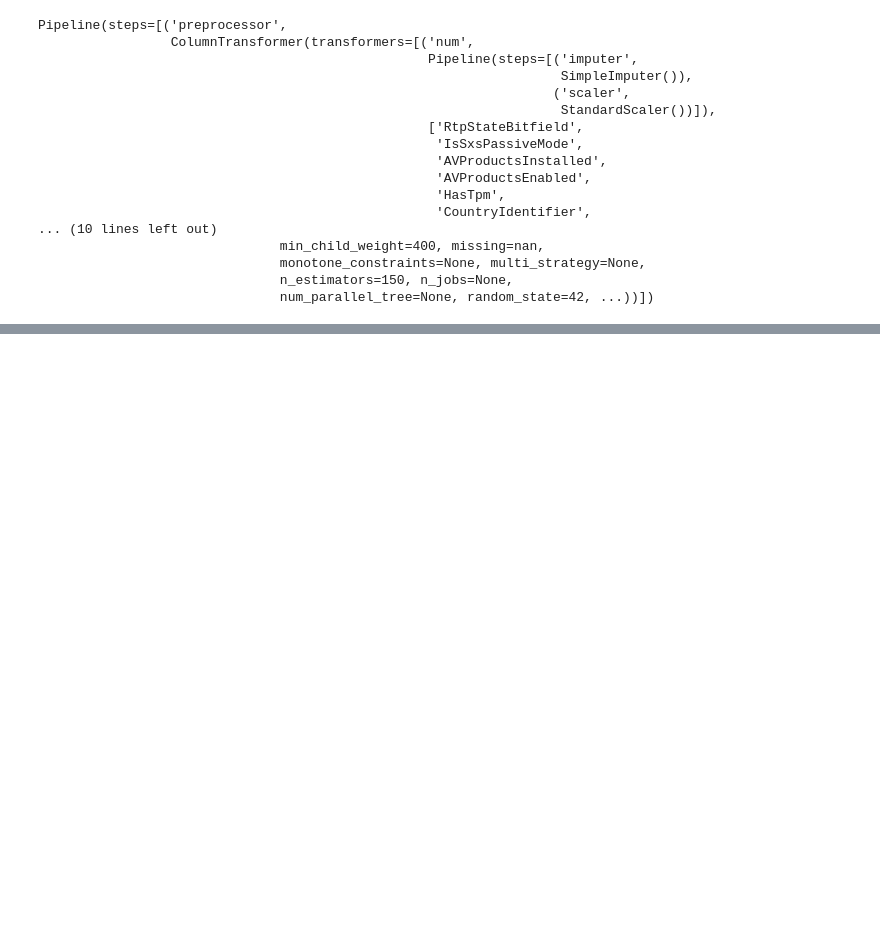
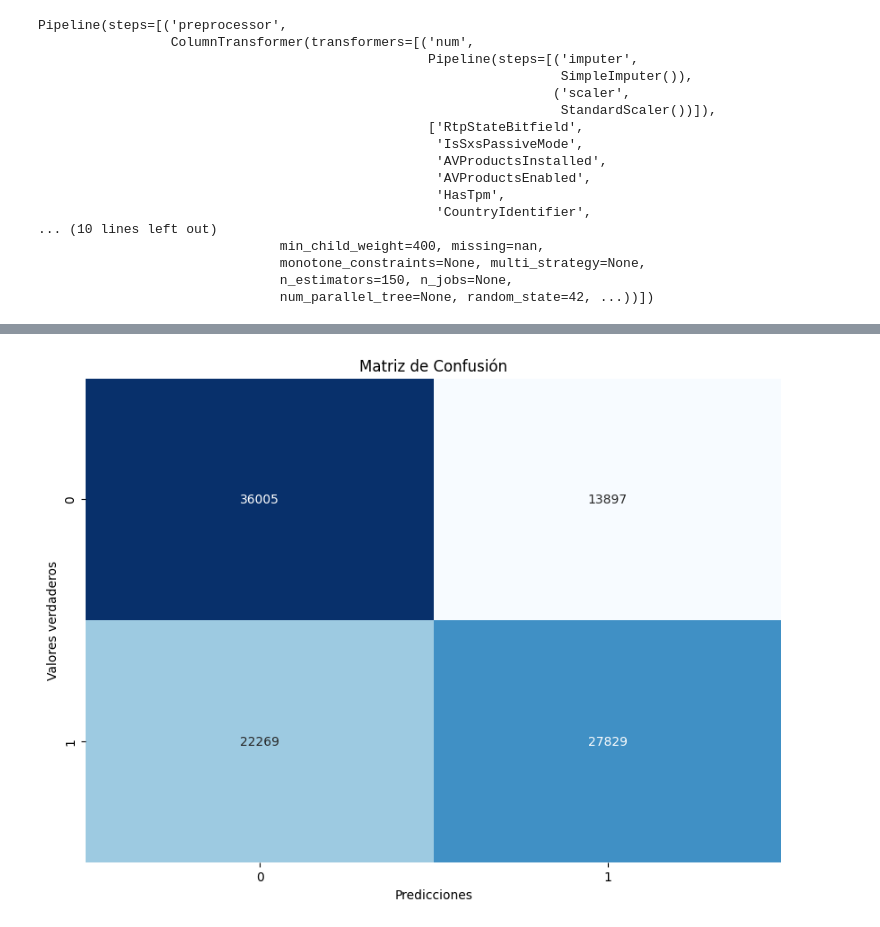
Before and after one commit to StefanyAp/EntregableMachineLearning, a Jupyter notebook: main.ipynb, the cells around one changed output, grey strips where cells are left out. Saved outputs shown, nothing was run; the diff lists cells and outputs as text; code cells hidden in the pictures; blank space fills up the shorter version.

Commit message:
Confusion Matrix Ok
I added the confusion matrix and correct some bugs in the code.

```diff
--- a/main.ipynb
+++ b/main.ipynb
@@ -1498,3 +1516,16 @@ print("Número de características utilizadas en el modelo:", sum(feature_import
+# %%
+# Generar la matriz de confusión
+conf_matrix = confusion_matrix(y_test, y_pred)
+
+# Visualizar la matriz de confusión
+plt.figure(figsize=(10, 7))
+sns.heatmap(conf_matrix, annot=True, fmt='g', cmap='Blues', cbar=False)
+plt.xlabel('Predicciones')
+plt.ylabel('Valores verdaderos')
+plt.title('Matriz de Confusión')
+plt.show()
+# %% [output]
+[figure, added]
 # %%
 # Predicción con el conjunto de prueba utilizando la pipeline
 y_pred = model_pipeline.predict(X_test)
```
Also changed, not shown: parts of 40 cells of this notebook.
